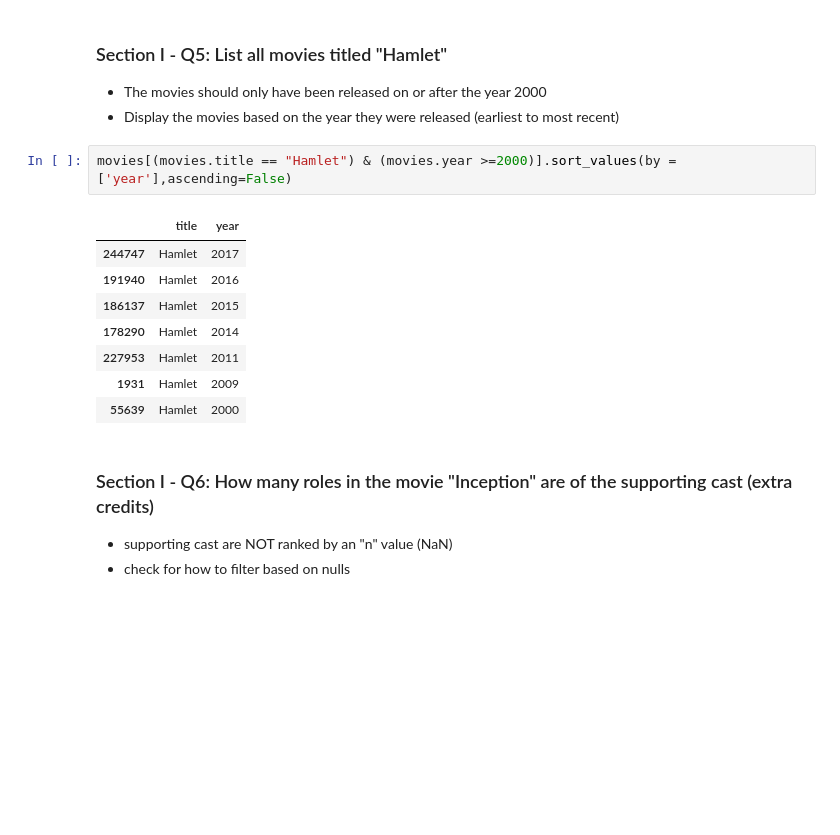
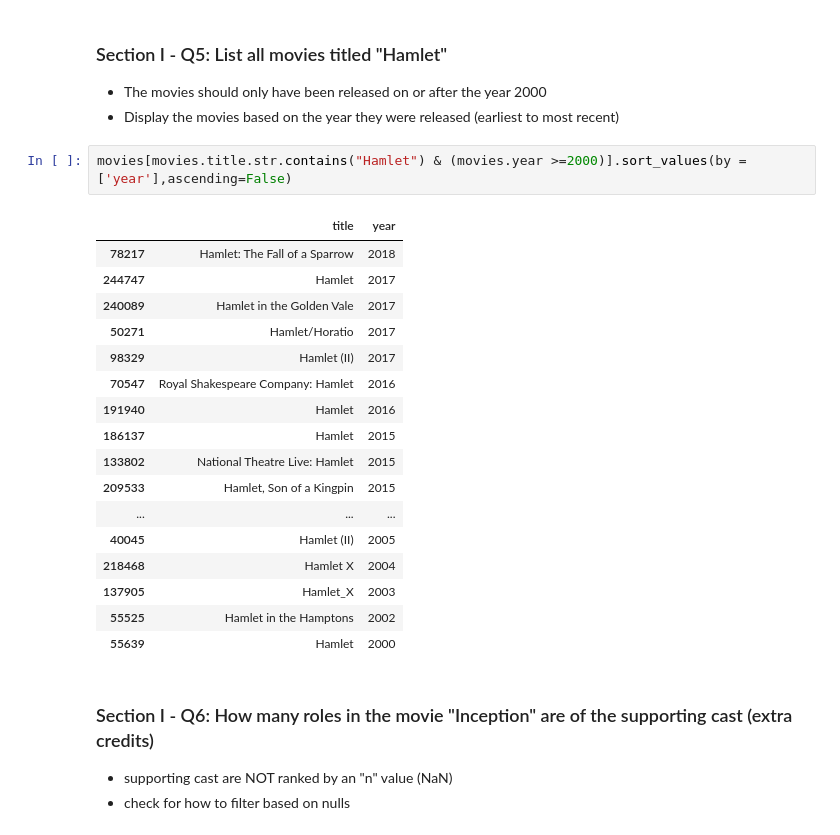
Before and after one commit to Purvi-Rekh/Pandas_mini_project, a Jupyter notebook: Mini_Project_Data_Wrangling_Pandas (1).ipynb, the cells around one changed output. Cells and saved outputs as stored; diff of their text form; blank space fills up the shorter version.

```diff
--- a/Mini_Project_Data_Wrangling_Pandas (1).ipynb
+++ b/Mini_Project_Data_Wrangling_Pandas (1).ipynb
@@ -262,15 +262,24 @@ movies[movies.title == "Hamlet"]
 - The movies should only have been released on or after the year 2000
 - Display the movies based on the year they were released (earliest to most recent)
 # %%
-movies[(movies.title == "Hamlet") & (movies.year >=2000)].sort_values(by =['year'],ascending=False)
+movies[movies.title.str.contains("Hamlet") & (movies.year >=2000)].sort_values(by =['year'],ascending=False)
 # %% [output]
 |  | title | year |
+| 78217 | Hamlet: The Fall of a Sparrow | 2018 |
 | 244747 | Hamlet | 2017 |
+| 240089 | Hamlet in the Golden Vale | 2017 |
+| 50271 | Hamlet/Horatio | 2017 |
+| 98329 | Hamlet (II) | 2017 |
+| 70547 | Royal Shakespeare Company: Hamlet | 2016 |
 | 191940 | Hamlet | 2016 |
 | 186137 | Hamlet | 2015 |
-| 178290 | Hamlet | 2014 |
-| 227953 | Hamlet | 2011 |
-| 1931 | Hamlet | 2009 |
+| 133802 | National Theatre Live: Hamlet | 2015 |
+| 209533 | Hamlet, Son of a Kingpin | 2015 |
+| ... | ... | ... |
+| 40045 | Hamlet (II) | 2005 |
+| 218468 | Hamlet X | 2004 |
+| 137905 | Hamlet_X | 2003 |
+| 55525 | Hamlet in the Hamptons | 2002 |
 | 55639 | Hamlet | 2000 |
 # %% [markdown]
 ### Section I - Q6: How many roles in the movie "Inception" are of the supporting cast (extra credits)
```
Also changed, not shown: parts of 41 cells of this notebook.
